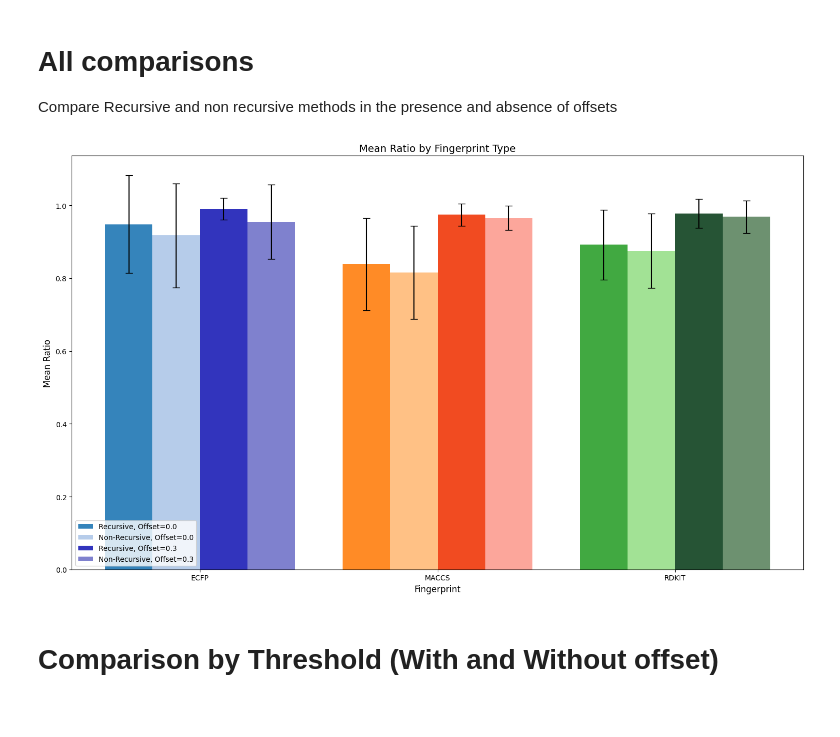
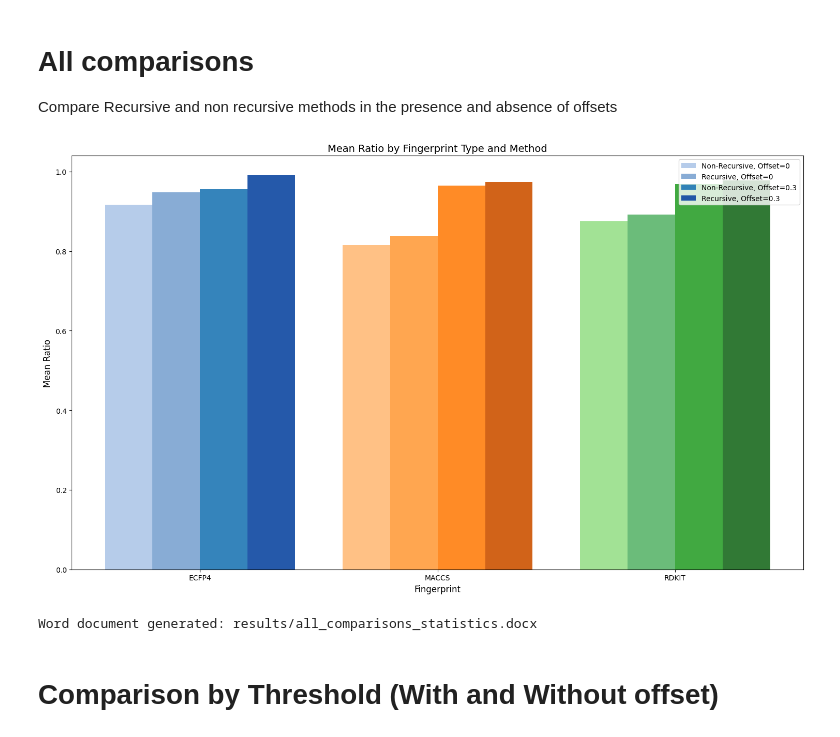
Before and after one commit to mqcomplab/BitBIRCH_AC, a Jupyter notebook: Tutorial.ipynb, the cells around one changed output. Saved outputs shown, nothing was run; the diff lists cells and outputs as text; code cells hidden in the pictures.

```diff
--- a/Tutorial.ipynb
+++ b/Tutorial.ipynb
@@ -59,11 +59,23 @@ generate_plots.plot_overall_comparison(df1, df2, offset1=0.0, offset2=0.3)
 
 Compare Recursive and non recursive methods in the presence and absence of offsets
 # %%
-df1=pd.read_csv('results/Increasing_Sum_With_Offsets_With_Recur.csv')
-df2=pd.read_csv('results/Increasing_Sum_With_Offsets_No_Recur.csv')
-generate_plots.all_comparisons(df1, df2, offset1=0.0, offset2=0.3)
+import pandas as pd
+import os
+from bb_utils import generate_plots
+
+# Create necessary directories if they don't exist
+os.makedirs('plots', exist_ok=True)
+os.makedirs('results', exist_ok=True)
+
+# Read the CSV files
+df_no_recur = pd.read_csv('results/Increasing_Sum_With_Offsets_No_Recur.csv')
+df_recur = pd.read_csv('results/Increasing_Sum_With_Offsets_With_Recur.csv')
+
+# Generate plots and Word document with statistics
+generate_plots.all_comparisons(df_no_recur, df_recur)
 # %% [output]
-[figure, old version]
+[figure, new version]
+Word document generated: results/all_comparisons_statistics.docx
 # %% [markdown]
 # Comparison by Threshold (With and Without offset)
 # %% [markdown]
```
Also changed, not shown: parts of 8 cells of this notebook.
